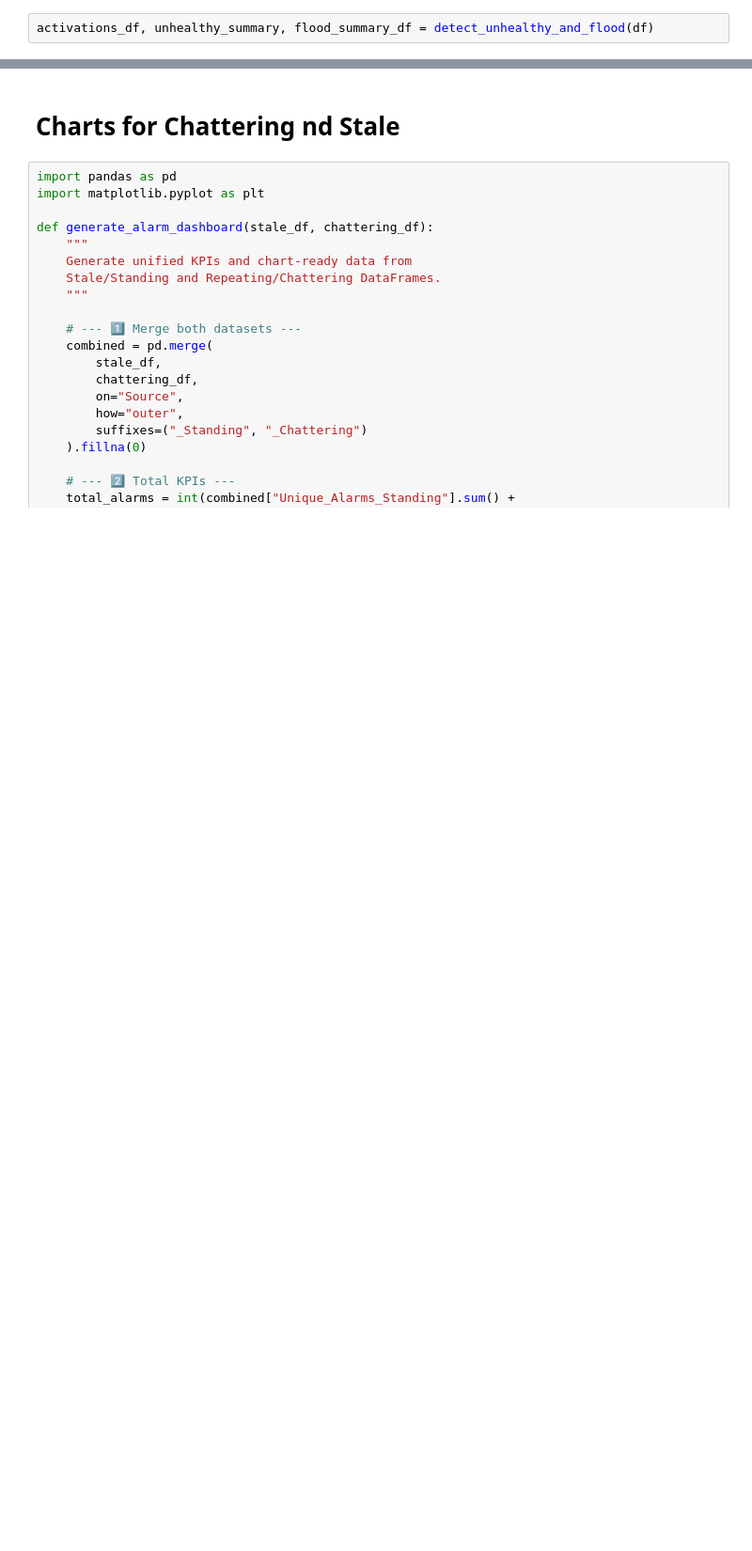
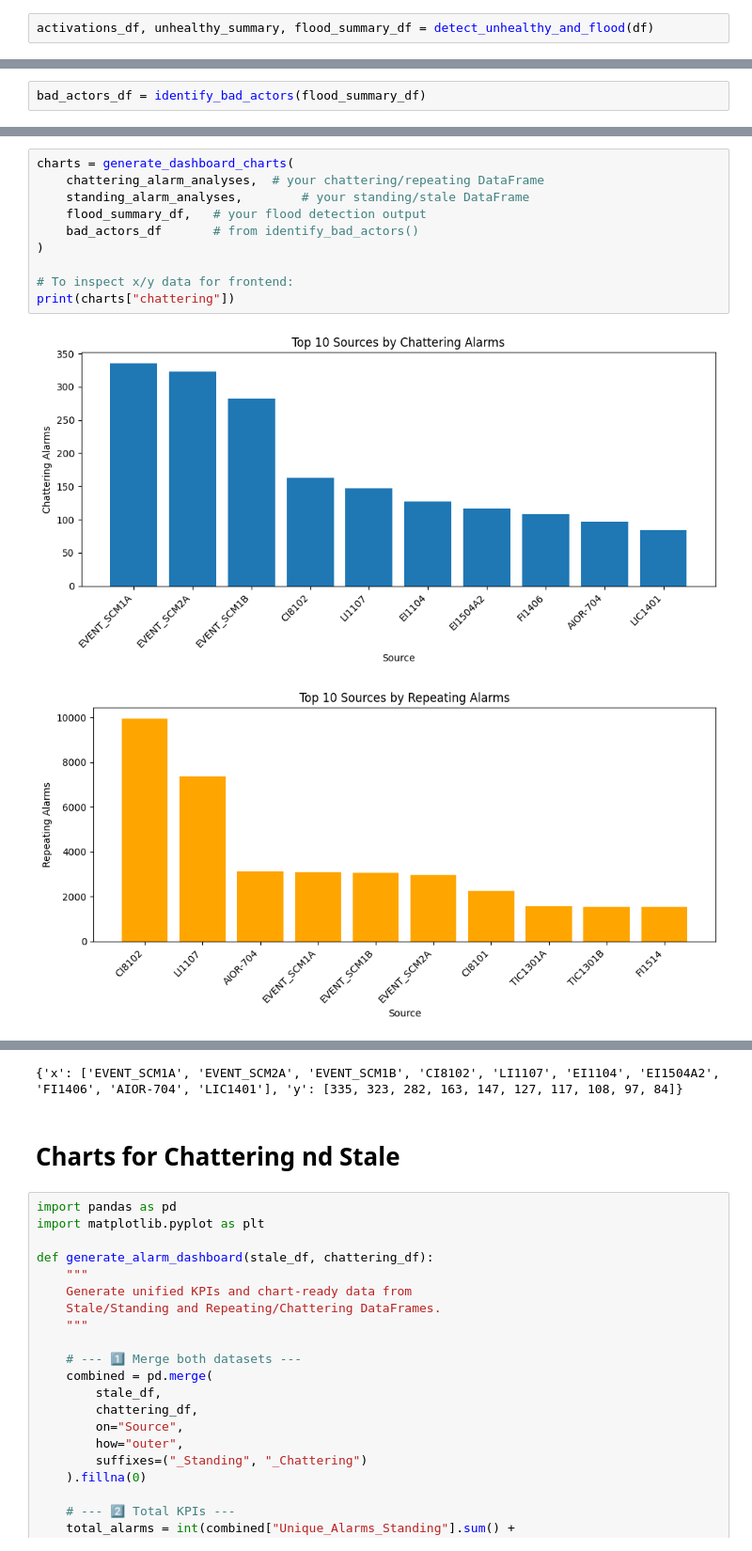
Before and after one commit to AhsanBilal157/Engro_Project_Analysis, a Jupyter notebook: Data_Calculations.ipynb, the cells around one changed output, grey strips where cells are left out. Shown at 94% size. Drawn from its saved outputs; the diff is of its cells as text; blank space fills up the shorter version.

Commit message:
Update Data Calcuations for Flood unhealthy and charts

```diff
--- a/Data_Calculations.ipynb
+++ b/Data_Calculations.ipynb
@@ -2065,0 +1536,2 @@ bad_actors_df
+# %%
+bad_actors_df = identify_bad_actors(flood_summary_df)
@@ -2065,0 +1682,13 @@ bad_actors_df
+# %%
+charts = generate_dashboard_charts(
+    chattering_alarm_analyses,  # your chattering/repeating DataFrame
+    standing_alarm_analyses,        # your standing/stale DataFrame
+    flood_summary_df,   # your flood detection output
+    bad_actors_df       # from identify_bad_actors()
+)
+
+# To inspect x/y data for frontend:
+print(charts["chattering"])
+# %% [output]
+[figure, added]
+[figure, added]
@@ -2066,3 +1699,4 @@ bad_actors_df
+{'x': ['EVENT_SCM1A', 'EVENT_SCM2A', 'EVENT_SCM1B', 'CI8102', 'LI1107', 'EI1104', 'EI1504A2', 'FI1406', 'AIOR-704', 'LIC1401'], 'y': [335, 323, 282, 163, 147, 127, 117, 108, 97, 84]}
 # %% [markdown]
 # Charts for Chattering nd Stale
 # %%
```
Also changed, not shown: parts of 23 cells of this notebook.
